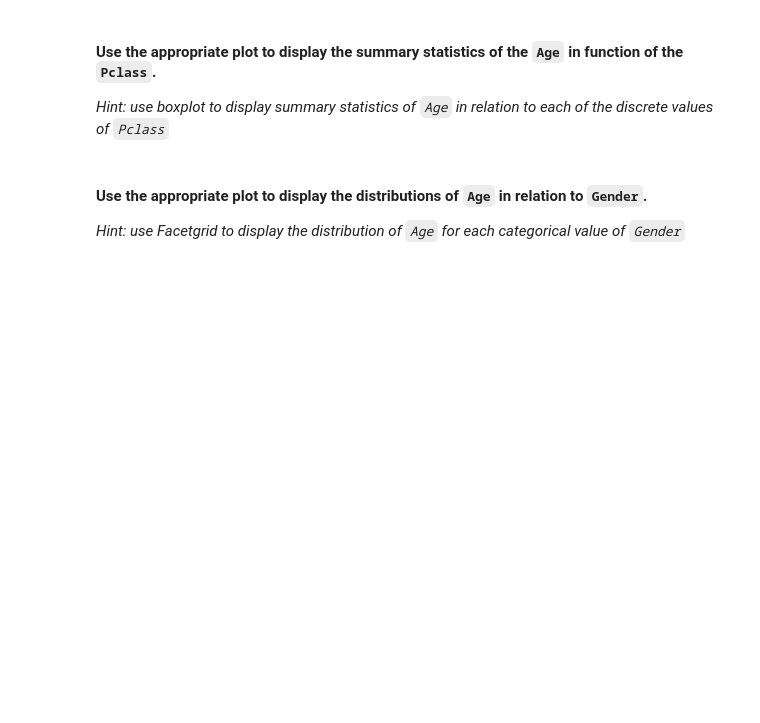
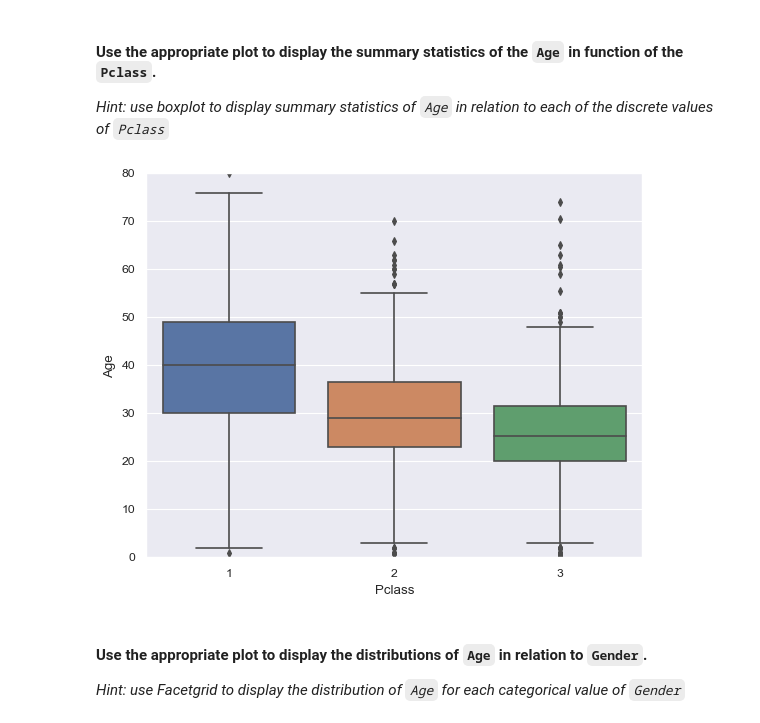
Before and after one commit to JavierLuna/data-labs, a Jupyter notebook: module-2/lab-matplotlib-seaborn/your-code/challenge-3.ipynb, the cells around one changed output. Saved outputs shown, nothing was run; the diff lists cells and outputs as text; code cells hidden in the pictures; blank space fills up the shorter version.

```diff
--- a/module-2/lab-matplotlib-seaborn/your-code/challenge-3.ipynb
+++ b/module-2/lab-matplotlib-seaborn/your-code/challenge-3.ipynb
@@ -176,3 +173,7 @@ Fare y Survived
+# %%
+age_conditioned_to_class = sns.boxplot(titanic['Pclass'],titanic['Age']);
+# %% [output]
+[figure, added]
 # %% [markdown]
 #### Use the appropriate plot to display the distributions of  `Age` in relation to  `Gender`.
 
```
Also changed, not shown: parts of 9 cells of this notebook.
